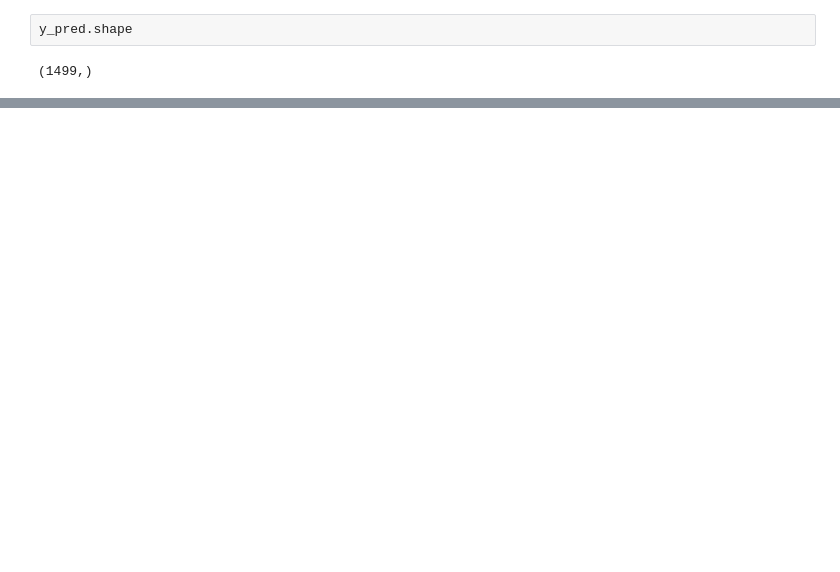
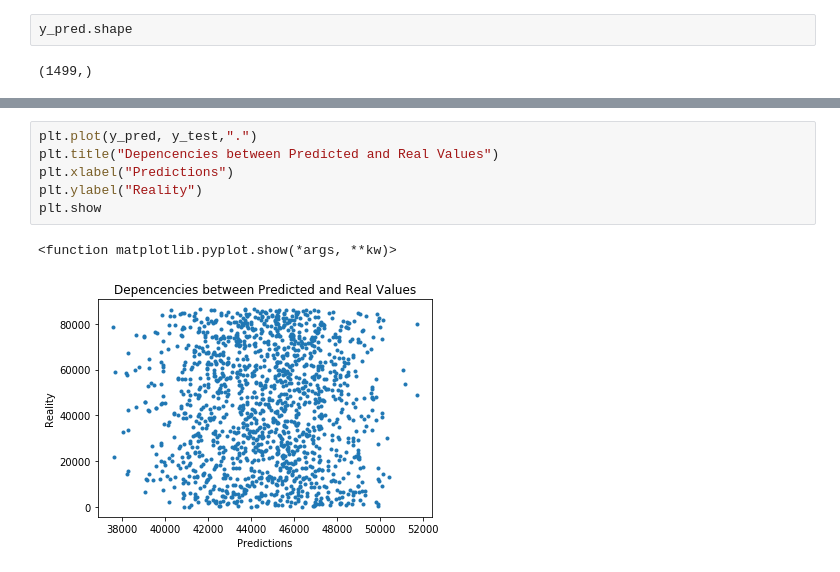
Before and after one commit to Magdahime/IUM_project, a Jupyter notebook: linearRegresionPlayground.ipynb, the cells around one changed output, grey strips where cells are left out. Saved outputs shown, nothing was run; the diff lists cells and outputs as text; blank space fills up the shorter version.

```diff
--- a/linearRegresionPlayground.ipynb
+++ b/linearRegresionPlayground.ipynb
@@ -214,0 +205,9 @@ plt.plot(y_test,".")
+# %%
+plt.plot(y_pred, y_test,".")
+plt.title("Depencencies between Predicted and Real Values")
+plt.xlabel("Predictions")
+plt.ylabel("Reality")
+plt.show
+# %% [output]
+<function matplotlib.pyplot.show(*args, **kw)>
+[figure, added]
```
Also changed, not shown: parts of 10 cells of this notebook, 1 other file.
